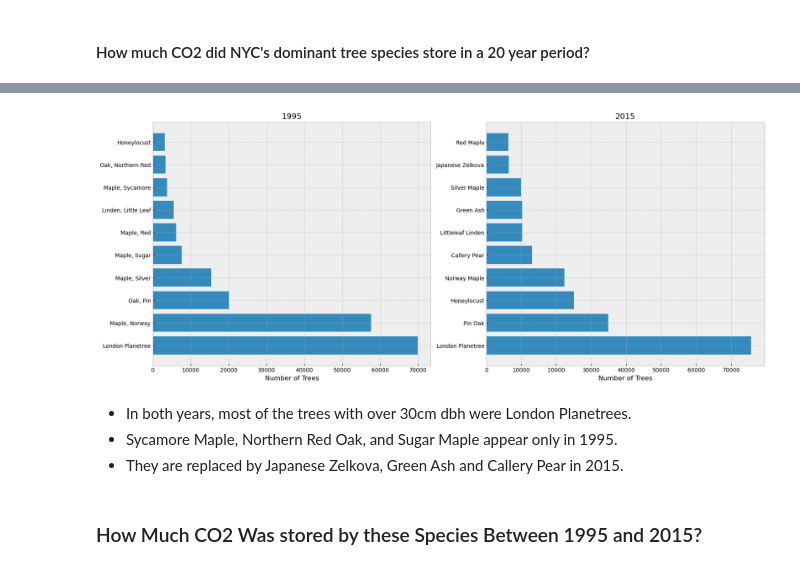
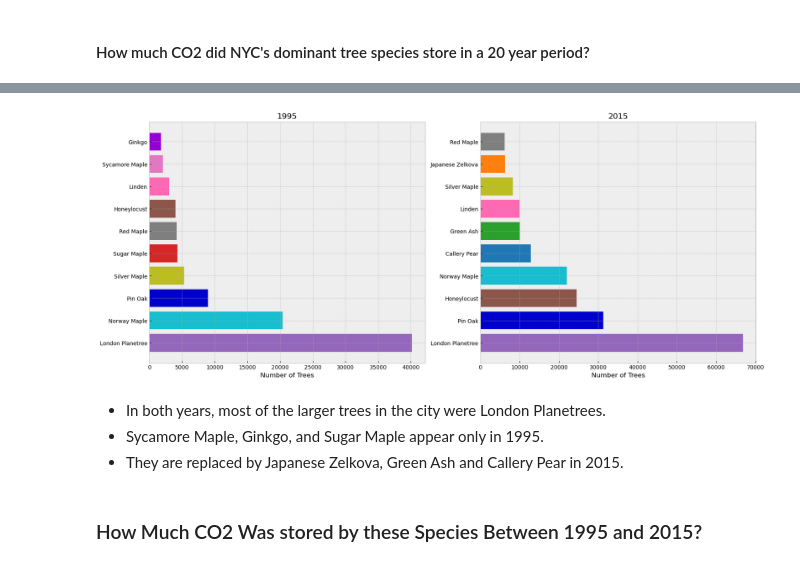
Before and after one commit to rosehanuy/nyc-tree-census, a Jupyter notebook: carbon_storage.ipynb, the cells around one changed output, grey strips where cells are left out. Drawn from its saved outputs; the diff is of its cells as text; code cells hidden in the pictures.

Commit message:
color code bar chart

```diff
--- a/carbon_storage.ipynb
+++ b/carbon_storage.ipynb
@@ -109,3 +117,17 @@ largest_2015 = tree_2015[tree_2015['dbh_cm']>30]
+# %%
+# standardize names of top 10 species for convenience
+
+names_95 = {'LONDON PLANETREE': 'London Planetree', 'MAPLE, NORWAY': 'Norway Maple', 'OAK, PIN': 'Pin Oak', 'MAPLE, SUGAR': 'Sugar Maple',
+         'MAPLE, RED': 'Red Maple', 'HONEYLOCUST': 'Honeylocust', 'LINDEN, LITTLE LEAF': 'Linden', 'MAPLE, SYCAMORE': 'Sycamore Maple',
+            'GINKGO': 'Ginkgo', 'MAPLE, SILVER': 'Silver Maple'}
+
+names_15 = {'London planetree': 'London Planetree', 'Norway maple': 'Norway Maple', 'pin oak': 'Pin Oak', 'MAPLE, SUGAR': 'Sugar Maple',
+         'red maple': 'Red Maple', 'honeylocust': 'Honeylocust', 'littleleaf linden': 'Linden', 'MAPLE, SYCAMORE': 'Sycamore Maple',
+            'GINKGO': 'Ginkgo', 'silver maple': 'Silver Maple', 'Callery pear': 'Callery Pear', 'green ash': 'Green Ash',
+           'Japanese zelkova': 'Japanese Zelkova'}
+
+largest_1995['Spc_Common'] = largest_1995['Spc_Common'].replace(names_95)
+largest_2015['spc_common'] = largest_2015['spc_common'].replace(names_15)
 # %%
-top_species_1995 = largest_1995['Spc_Common'].value_counts().head(10)     # find the 10 species with the most large trees in 1995
-top_species_1995
+top_species_1995 = largest_1995['Spc_Common'].value_counts().head(10)     # define top 10 species in 1995
+top_species_1995_df = pd.DataFrame(top_species_1995).reset_index()
@@ -124,3 +134,3 @@ Name: Spc_Common, dtype: int64
 # %%
-top_species_2015 = largest_2015['spc_common'].value_counts().head(10)     # find the 10 species with the most large trees in 2015
-top_species_2015
+top_species_2015 = largest_2015['spc_common'].value_counts().head(10)     # define top 10 species in 2015
+top_species_2015_df = pd.DataFrame(top_species_2015).reset_index()
@@ -139,23 +137,35 @@ Name: spc_common, dtype: int64
+# %%
+# create color dictionary keyed to species for plotting
+
+colors = [color for color in mcolors.TABLEAU_COLORS]  # Grab 13 random colors
+for c in ['hotpink','darkviolet','mediumblue']:
+    colors.append(c)
+
+species_95 = set(top_species_1995.index.unique())
+species_15 = set(top_species_2015.index.unique())
+species = list(species_95 | species_15)
+
+color_dict = dict(zip(species,colors))
 # %%
-# create two bar charts to show which species had most large trees in each year
+# plot bar charts showing tree counts for top species each year
 
 fig, (ax1,ax2) = plt.subplots(1,2,figsize=(20,8))
 plt.style.use('bmh')
-ax1.barh(top_species_1995.index.str.title(),top_species_1995)
+ax1.barh(top_species_1995.index.str.title(),top_species_1995, color=top_species_1995_df['index'].replace(color_dict))
 ax1.set_title('1995')
 ax1.set_xlabel('Number of Trees')
 
-ax2.barh(top_species_2015.index.str.title(),top_species_2015)
+ax2.barh(top_species_2015.index.str.title(),top_species_2015, color=top_species_2015_df['index'].replace(color_dict))
 ax2.set_title('2015')
 ax2.set_xlabel('Number of Trees')
 
 plt.savefig(os.path.join('images', 'species_counts.png'))
 plt.show()
 # %% [output]
-[figure, old version]
+[figure, new version]
 # %% [markdown]
-- In both years, most of the trees with over 30cm dbh were London Planetrees.
-- Sycamore Maple, Northern Red Oak, and Sugar Maple appear only in 1995.
+- In both years, most of the larger trees in the city were London Planetrees.
+- Sycamore Maple, Ginkgo, and Sugar Maple appear only in 1995.
 - They are replaced by Japanese Zelkova, Green Ash and Callery Pear in 2015.
 # %% [markdown]
 ### How Much CO2 Was stored by these Species Between 1995 and 2015?
```
Also changed, not shown: parts of 33 cells of this notebook, 3 other files.
